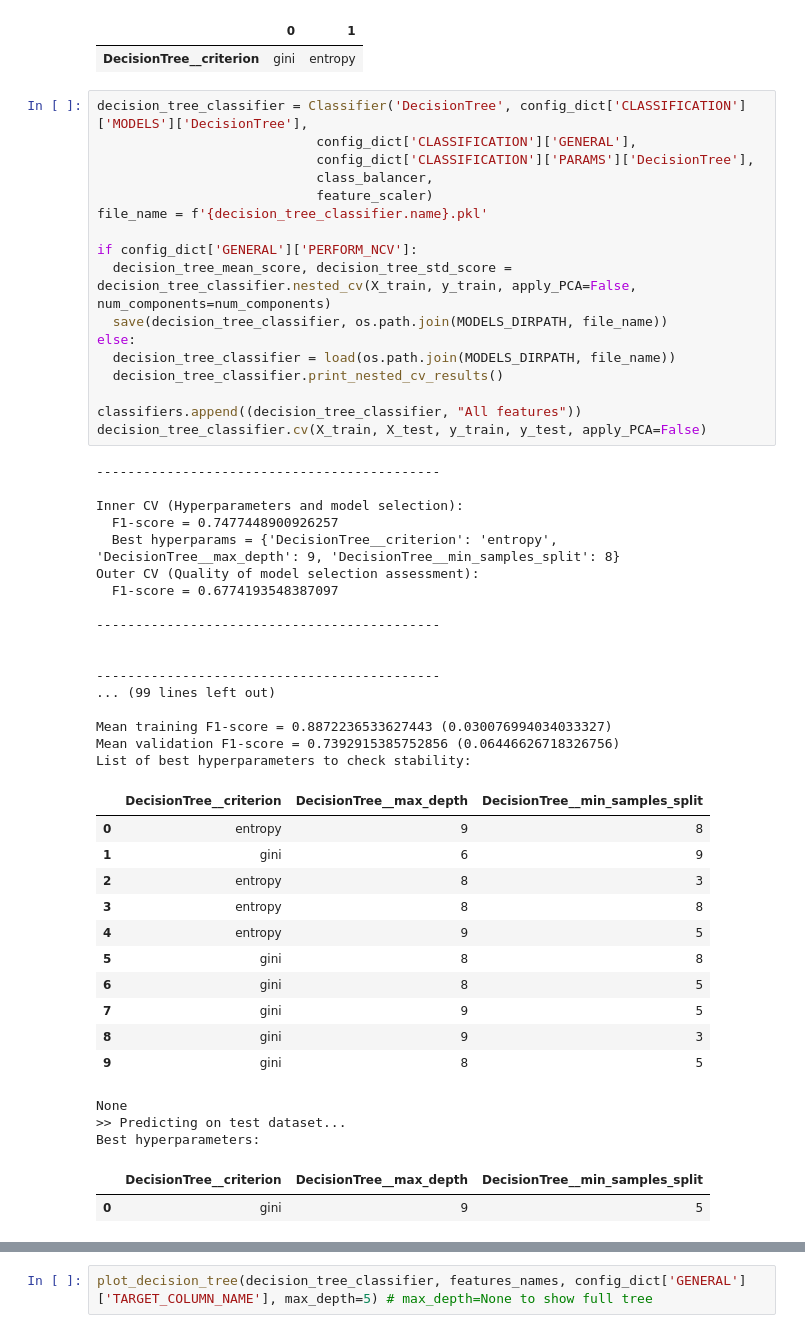
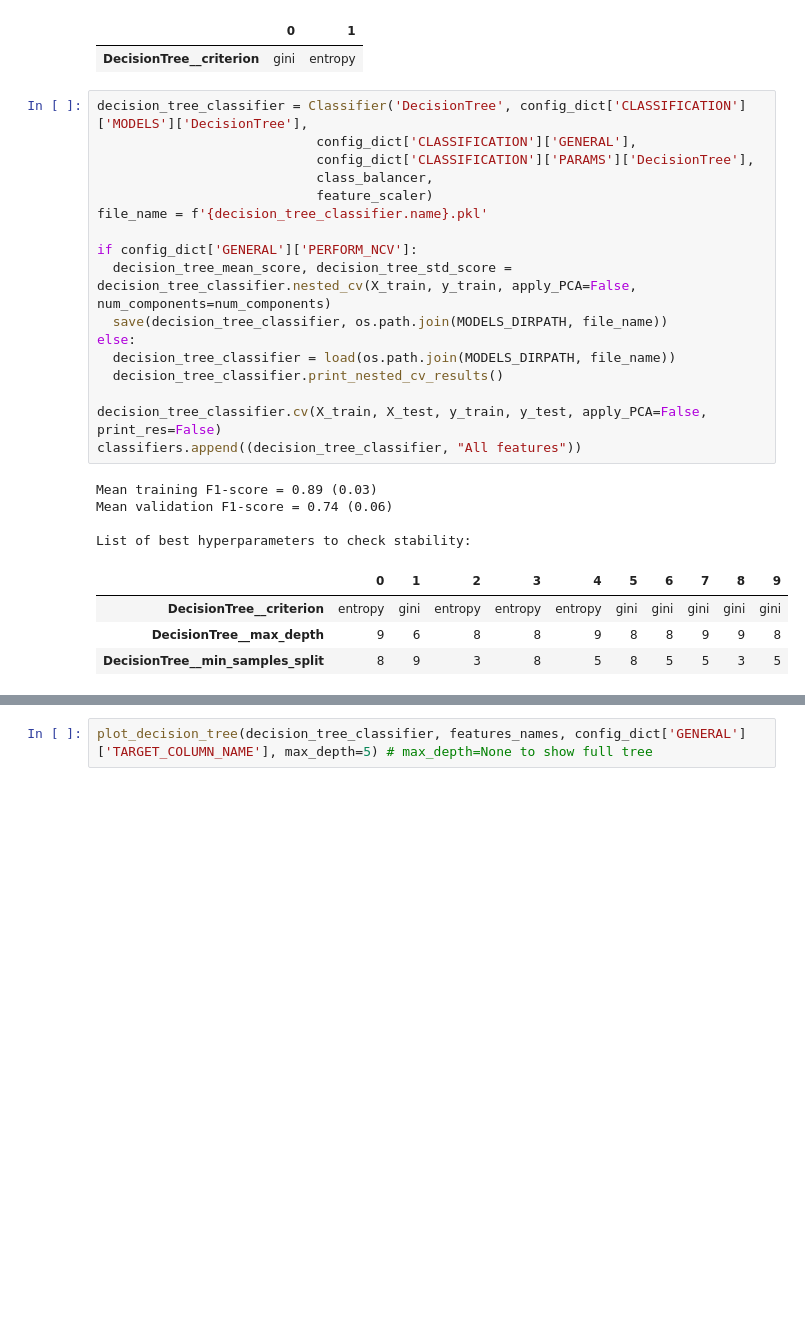
Before and after one commit to Vaxx66/DataSpaces_project, a Jupyter notebook: DataSpaces_project.ipynb, the cells around one changed output, grey strips where cells are left out. Saved outputs shown, nothing was run; the diff lists cells and outputs as text; blank space fills up the shorter version.

```diff
--- a/DataSpaces_project.ipynb
+++ b/DataSpaces_project.ipynb
@@ -2253,51 +2206,26 @@ display(pd.DataFrame(config_dict['CLASSIFICATION']['PARAMS']['DecisionTree'], co
 # %%
 decision_tree_classifier = Classifier('DecisionTree', config_dict['CLASSIFICATION']['MODELS']['DecisionTree'],
                             config_dict['CLASSIFICATION']['GENERAL'],
                             config_dict['CLASSIFICATION']['PARAMS']['DecisionTree'],
                             class_balancer,
                             feature_scaler)
 file_name = f'{decision_tree_classifier.name}.pkl'
 
 if config_dict['GENERAL']['PERFORM_NCV']:
   decision_tree_mean_score, decision_tree_std_score = decision_tree_classifier.nested_cv(X_train, y_train, apply_PCA=False, num_components=num_components)
   save(decision_tree_classifier, os.path.join(MODELS_DIRPATH, file_name))
 else:
   decision_tree_classifier = load(os.path.join(MODELS_DIRPATH, file_name))
   decision_tree_classifier.print_nested_cv_results()
 
+decision_tree_classifier.cv(X_train, X_test, y_train, y_test, apply_PCA=False, print_res=False)
 classifiers.append((decision_tree_classifier, "All features"))
-decision_tree_classifier.cv(X_train, X_test, y_train, y_test, apply_PCA=False)
 # %% [output]
---------------------------------------------
+Mean training F1-score = 0.89 (0.03)
+Mean validation F1-score = 0.74 (0.06)
 
-Inner CV (Hyperparameters and model selection):
-  F1-score = 0.7477448900926257
-  Best hyperparams = {'DecisionTree__criterion': 'entropy', 'DecisionTree__max_depth': 9, 'DecisionTree__min_samples_split': 8}
-Outer CV (Quality of model selection assessment):
-  F1-score = 0.6774193548387097
-
---------------------------------------------
-
-
---------------------------------------------
-... (99 lines left out)
-
-Mean training F1-score = 0.8872236533627443 (0.030076994034033327)
-Mean validation F1-score = 0.7392915385752856 (0.06446626718326756)
 List of best hyperparameters to check stability:
-|  | DecisionTree__criterion | DecisionTree__max_depth | DecisionTree__min_samples_split |
-| 0 | entropy | 9 | 8 |
-| 1 | gini | 6 | 9 |
-| 2 | entropy | 8 | 3 |
-| 3 | entropy | 8 | 8 |
-| 4 | entropy | 9 | 5 |
-| 5 | gini | 8 | 8 |
-| 6 | gini | 8 | 5 |
-| 7 | gini | 9 | 5 |
-| 8 | gini | 9 | 3 |
-| 9 | gini | 8 | 5 |
+|  | 0 | 1 | 2 | 3 | 4 | 5 | 6 | 7 | 8 | 9 |
+| DecisionTree__criterion | entropy | gini | entropy | entropy | entropy | gini | gini | gini | gini | gini |
+| DecisionTree__max_depth | 9 | 6 | 8 | 8 | 9 | 8 | 8 | 9 | 9 | 8 |
+| DecisionTree__min_samples_split | 8 | 9 | 3 | 8 | 5 | 8 | 5 | 5 | 3 | 5 |
-None
->> Predicting on test dataset...
-Best hyperparameters:
-|  | DecisionTree__criterion | DecisionTree__max_depth | DecisionTree__min_samples_split |
-| 0 | gini | 9 | 5 |
```
Also changed, not shown: parts of 49 cells of this notebook.
